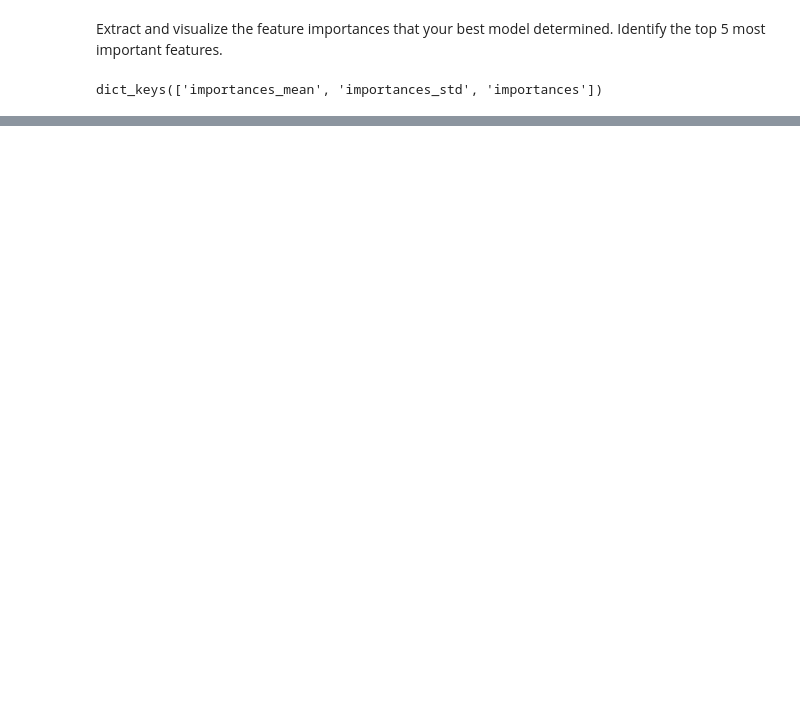
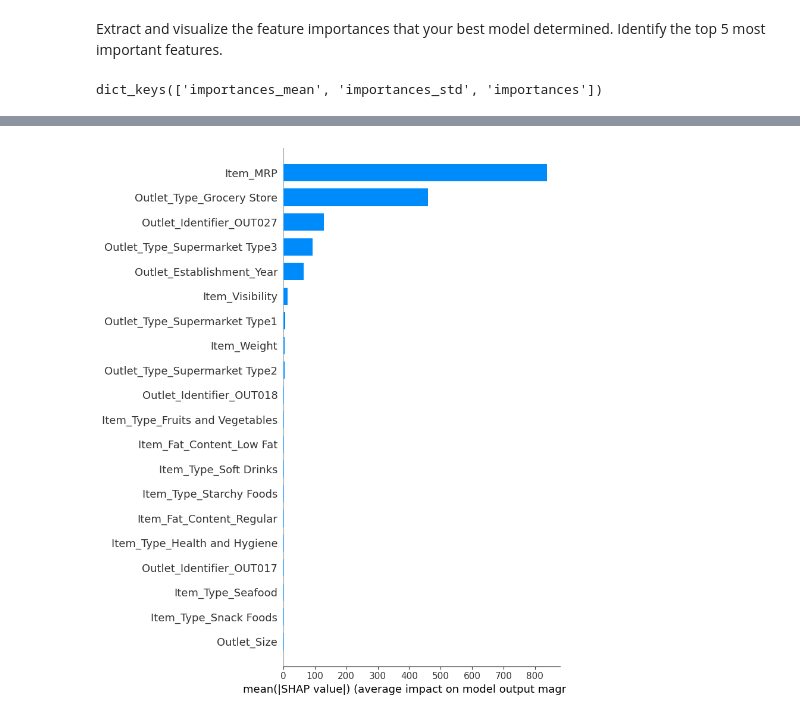
Before and after one commit to dimLMT/Just-try, a Jupyter notebook: part2_of_Prediction_of_Product_Sales.ipynb, the cells around one changed output, grey strips where cells are left out. Saved outputs shown, nothing was run; the diff lists cells and outputs as text; code cells hidden in the pictures; blank space fills up the shorter version.

```diff
--- a/part2_of_Prediction_of_Product_Sales.ipynb
+++ b/part2_of_Prediction_of_Product_Sales.ipynb
@@ -586,9 +645,9 @@ After determining the best parameters from your GridSearch, fit and evaluate a f
 Compare your tuned model to your default Random Forest: did the performance improve?
 # %%
 # Define param grid with options to try
-params = {'randomforestregressor__n_estimators':[50,100,150],
-          'randomforestregressor__max_features':['sqrt',None],
-          'randomforestregressor__max_depth': [None,4,5,6,10],
-          'randomforestregressor__min_samples_leaf':[1,2]}
+params = {'n_estimators':[80,100,120],
+          'max_features':['sqrt',None],
+          'max_depth': [None,4,5,6,7,10],
+          'min_samples_leaf':[1,2]}
 # %%
 # Instantiate the gridsearch
@@ -706,0 +775,5 @@ ax.set(xlabel='Permutation Importance');
+# %%
+# Create a shap summary bar plot
+shap.summary_plot(shap_values,features= X_train_processed, plot_type='bar')
+# %% [output]
+[figure, added]
```
Also changed, not shown: parts of 24 cells of this notebook.
